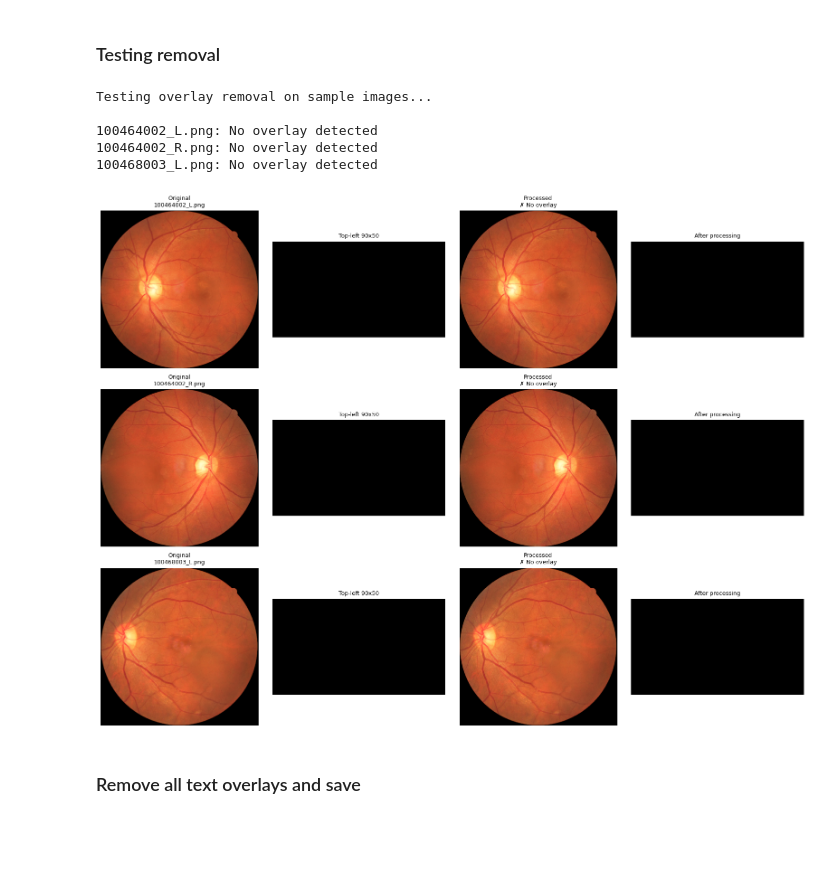
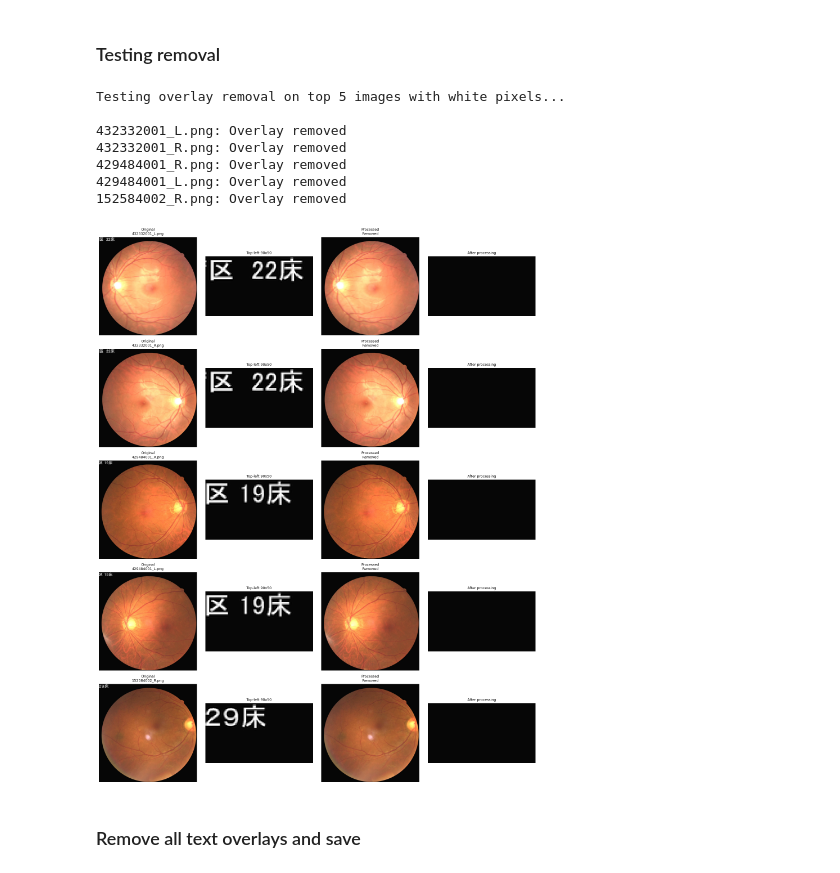
Before and after one commit to Hussain-AB/Project-Retinexis, a Jupyter notebook: CVD Risk/data/Data_prep.ipynb, the cells around one changed output. Saved outputs shown, nothing was run; the diff lists cells and outputs as text; code cells hidden in the pictures; blank space fills up the shorter version.

Commit message:
better background fill in and better test showcase

```diff
--- a/CVD Risk/data/Data_prep.ipynb
+++ b/CVD Risk/data/Data_prep.ipynb
@@ -48,59 +48,80 @@ def remove_top_left_overlay(img, width=90, height=50, white_threshold=200, white
 
     # Count white pixels
     white_pixels = np.sum(gray > white_threshold)
-    total_pixels = gray.size
-    ratio = white_pixels / total_pixels
 
-    # Black out if there's any white pixel
+    # Replace with fixed dark color if there's any white pixel
     if white_pixels > 0:
-        img_copy[:height, :width] = 0
+        fill_color = np.array([6, 6, 6], dtype=img_copy.dtype)
+        img_copy[:height, :width] = fill_color
         return img_copy, True
 
     return img_copy, False
 
 
-# Test on a few images
-print("Testing overlay removal on sample images...\n")
+# Test on the top 5 images with white pixels in the top-left region
+print("Testing overlay removal on top 5 images with white pixels...\n")
 
-fig, axes = plt.subplots(3, 4, figsize=(16, 12))
+scores = []
+for p in retina_images:
+    img = cv2.imread(p)
+    if img is None:
+        continue
+    top_left = img[:50, :90]
+    gray = cv2.cvtColor(top_left, cv2.COLOR_BGR2GRAY)
+    white_pixels = int(np.sum(gray > 200))
+    if white_pixels > 0:
+        scores.append((white_pixels, p))
 
-for i in range(3):
-    if i < len(retina_images):
-        img_path = retina_images[i]
-        img = plt.imread(img_path)
+scores.sort(reverse=True)
+sample_paths = [p for _, p in scores[:5]]
+
+if not sample_paths:
+    print("No images with white pixels found in the top-left region.")
+else:
+    fig, axes = plt.subplots(len(sample_paths), 4, figsize=(16, 4 * len(sample_paths)))
+    if len(sample_paths) == 1:
+        axes = np.expand_dims(axes, axis=0)
+
+    for i, img_path in enumerate(sample_paths):
+        img_bgr = cv2.imread(img_path)
+        if img_bgr is None:
+            continue
+        img = cv2.cvtColor(img_bgr, cv2.COLOR_BGR2RGB)
 
         # Original
         axes[i, 0].imshow(img)
         axes[i, 0].set_title(f"Original\n{Path(img_path).name}", fontsize=9)
         axes[i, 0].axis('off')
 
         # Top-left zoom
         axes[i, 1].imshow(img[:50, :90])
         axes[i, 1].set_title("Top-left 90x50", fontsize=9)
         axes[i, 1].axis('off')
 
         # Processed
         processed, had_overlay = remove_top_left_overlay(img)
         axes[i, 2].imshow(processed)
-        axes[i, 2].set_title(f"Processed\n{'✓ Removed' if had_overlay else '✗ No overlay'}", fontsize=9)
+        axes[i, 2].set_title(f"Processed\n{'Removed' if had_overlay else 'No overlay'}", fontsize=9)
         axes[i, 2].axis('off')
 
         # Processed top-left zoom
         axes[i, 3].imshow(processed[:50, :90])
         axes[i, 3].set_title("After processing", fontsize=9)
         axes[i, 3].axis('off')
 
         print(f"{Path(img_path).name}: {'Overlay removed' if had_overlay else 'No overlay detected'}")
 
-plt.tight_layout()
-plt.show()
+    plt.tight_layout()
+    plt.show()
 # %% [output]
-Testing overlay removal on sample images...
+Testing overlay removal on top 5 images with white pixels...
 
-100464002_L.png: No overlay detected
-100464002_R.png: No overlay detected
-100468003_L.png: No overlay detected
+432332001_L.png: Overlay removed
+432332001_R.png: Overlay removed
+429484001_R.png: Overlay removed
+429484001_L.png: Overlay removed
+152584002_R.png: Overlay removed
-[figure, old version]
+[figure, new version]
 # %% [markdown]
 ### Remove all text overlays and save
 # %%
```
